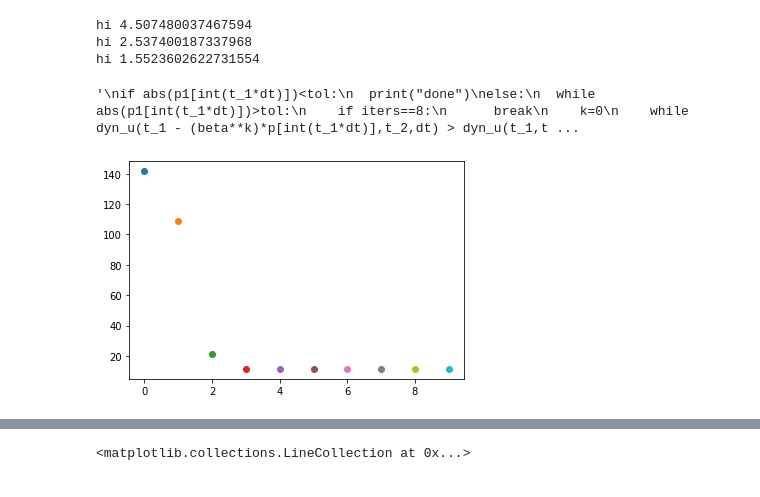
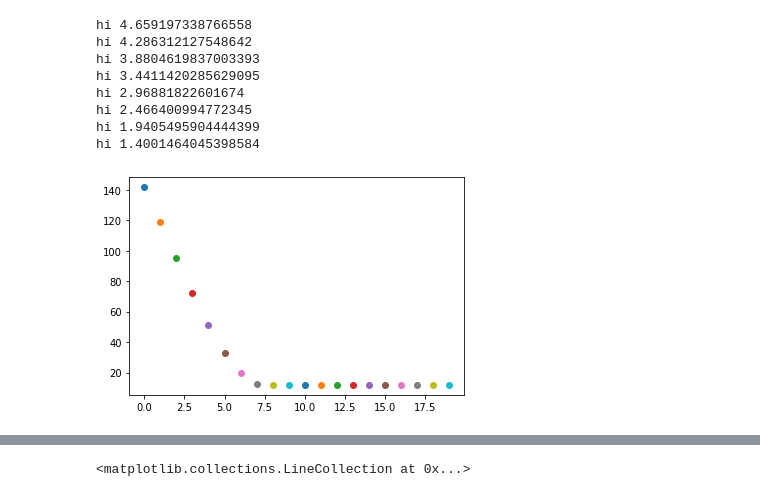
Before and after one commit to anirudhssundar/optimal_control, a Jupyter notebook: 6553_Project.ipynb, the cells around one changed output, grey strips where cells are left out. Cells and saved outputs as stored; diff of their text form; code cells hidden in the pictures.

```diff
--- a/6553_Project.ipynb
+++ b/6553_Project.ipynb
@@ -123,40 +135,44 @@ tol = 1e-4
 t_1 = 5
 # t_2 = np.arange()
 # t_3 = 9
 
 u = np.array(500*[2]+500*[1])
 x1 = get_trajectory_x1(u, x1_0,dt)
 x2 = get_trajectory_x2(x1, x2_0, dt)
 p1,p2 = get_p(x1,x2,r,dt)
 
 # ARMIJO STUFF
 
 # Single Switch
-for iters in range(10):
-
+for iters in range(20):
+  beta=0.5
   x1 = get_trajectory_x1(u, x1_0,dt)
   x2 = get_trajectory_x2(x1, x2_0, dt)
 
   plt.scatter(iters,J(x2,r,dt))
 
-  for l in range(20):
-    t_new = t_1 - (beta**l)*p1[int(t_1*dt)]
+  for l in range(10):
+    t_new = t_1 - (beta**l)*p1[int(t_1/dt)]
     if t_new < 0:
       t_new = t_1
     u_new = get_single_u(t_new,dt)
     x1_temp = get_trajectory_x1(u_new, x1_0,dt)
     x2_temp = get_trajectory_x2(x1_temp, x2_0, dt)
-    if J(x2_temp,r,dt) - J(x2,r,dt) < -alpha*(beta**l)*(p1[int(t_1*dt)]**2):
+    if J(x2_temp,r,dt) - J(x2,r,dt) < -alpha*(beta**l)*(p1[int(t_1/dt)]**2):
       t_1 = t_new
       print("hi",t_1)
       u = u_new
       # print(l)
       break
     beta = beta/2
 # plt.plot(u)
 # %% [output]
-hi 4.507480037467594
-hi 2.537400187337968
-hi 1.5523602622731554
+hi 4.659197338766558
+hi 4.286312127548642
+hi 3.8804619837003393
+hi 3.4411420285629095
+hi 2.96881822601674
+hi 2.466400994772345
+hi 1.9405495904444399
+hi 1.4001464045398584
-'\nif abs(p1[int(t_1*dt)])<tol:\n  print("done")\nelse:\n  while abs(p1[int(t_1*dt)])>tol:\n    if iters==8:\n      break\n    k=0\n    while dyn_u(t_1 - (beta**k)*p[int(t_1*dt)],t_2,dt) > dyn_u(t_1,t ...
-[figure, old version]
+[figure, new version]
```
Also changed, not shown: parts of 7 cells of this notebook.
